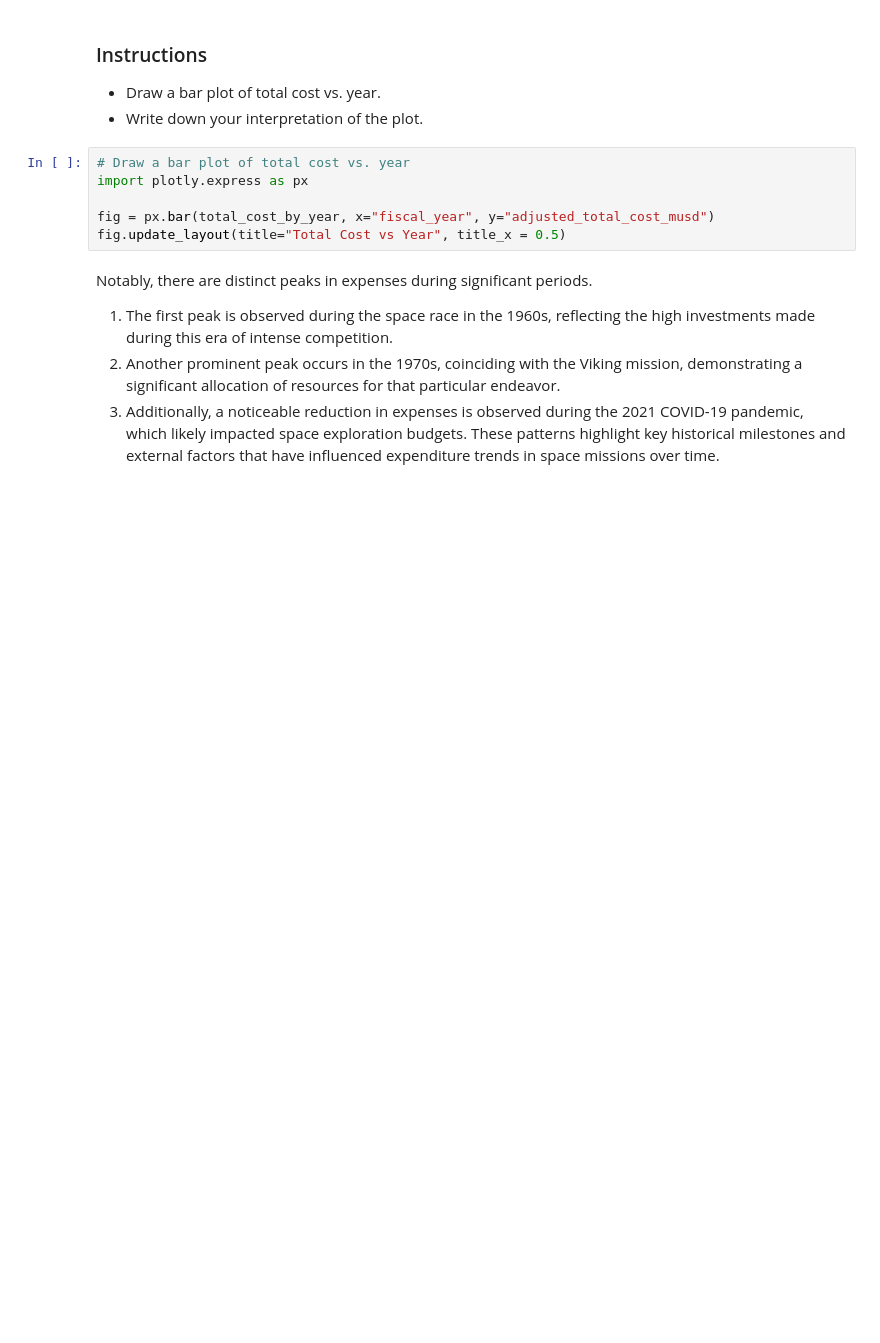
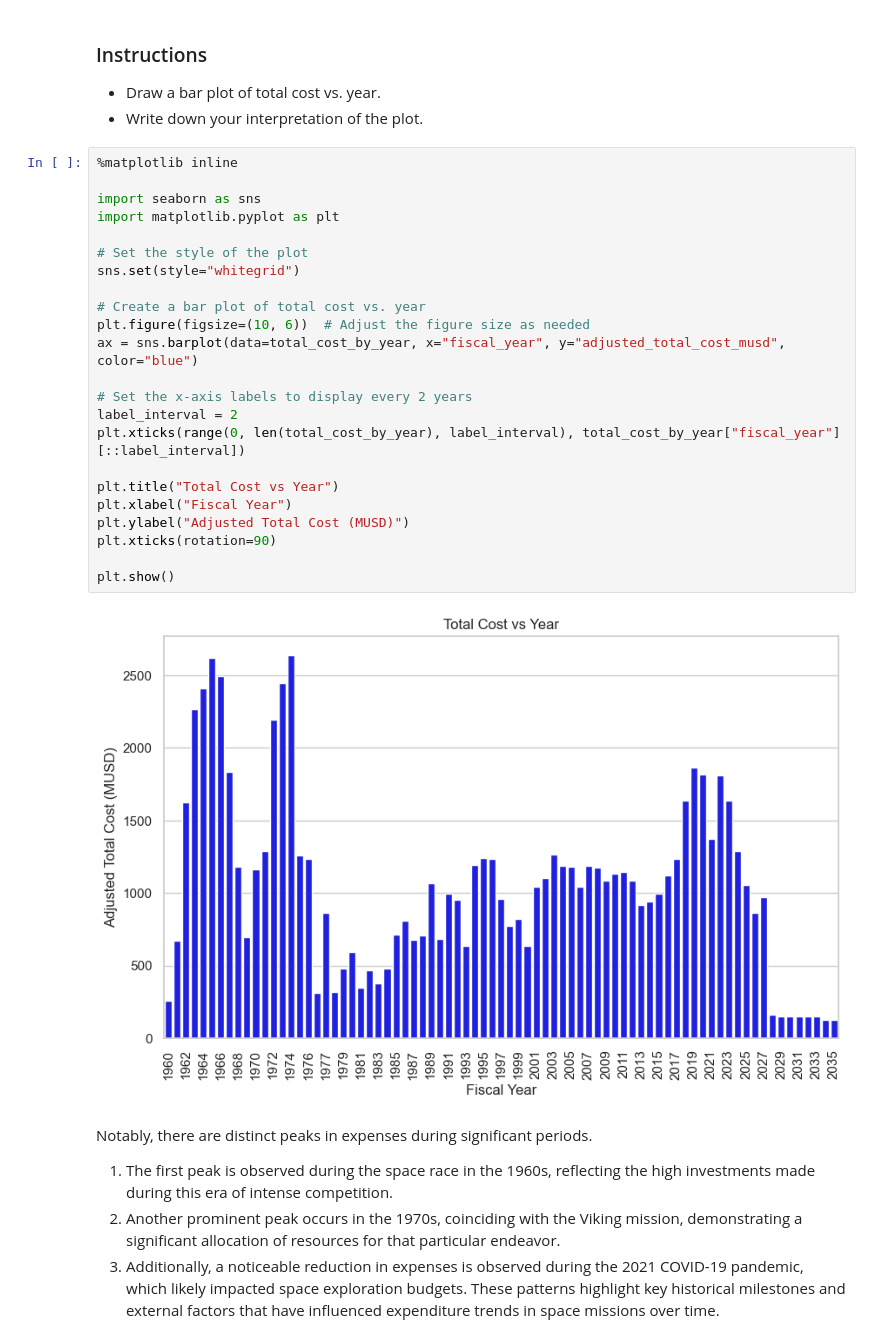
Before and after one commit to Nostrand/data-analysis-projects, a Jupyter notebook: analyzing-nasa-planetary-exploration-budgets/notebook.ipynb, the cells around one changed output. Saved outputs shown, nothing was run; the diff lists cells and outputs as text; blank space fills up the shorter version.

```diff
--- a/analyzing-nasa-planetary-exploration-budgets/notebook.ipynb
+++ b/analyzing-nasa-planetary-exploration-budgets/notebook.ipynb
@@ -110,11 +110,30 @@ ORDER BY fiscal_year;
 - Draw a bar plot of total cost vs. year.
 - Write down your interpretation of the plot.
 # %%
-# Draw a bar plot of total cost vs. year
-import plotly.express as px
+%matplotlib inline
 
-fig = px.bar(total_cost_by_year, x="fiscal_year", y="adjusted_total_cost_musd")
-fig.update_layout(title="Total Cost vs Year", title_x = 0.5)
+import seaborn as sns
+import matplotlib.pyplot as plt
+
+# Set the style of the plot
+sns.set(style="whitegrid")
+
+# Create a bar plot of total cost vs. year
+plt.figure(figsize=(10, 6))  # Adjust the figure size as needed
+ax = sns.barplot(data=total_cost_by_year, x="fiscal_year", y="adjusted_total_cost_musd", color="blue")
+
+# Set the x-axis labels to display every 2 years
+label_interval = 2
+plt.xticks(range(0, len(total_cost_by_year), label_interval), total_cost_by_year["fiscal_year"][::label_interval])
+
+plt.title("Total Cost vs Year")
+plt.xlabel("Fiscal Year")
+plt.ylabel("Adjusted Total Cost (MUSD)")
+plt.xticks(rotation=90)
+
+plt.show()
+# %% [output]
+[figure, added]
 # %% [markdown]
 Notably, there are distinct peaks in expenses during significant periods.
 1. The first peak is observed during the space race in the 1960s, reflecting the high investments made during this era of intense competition.
```
